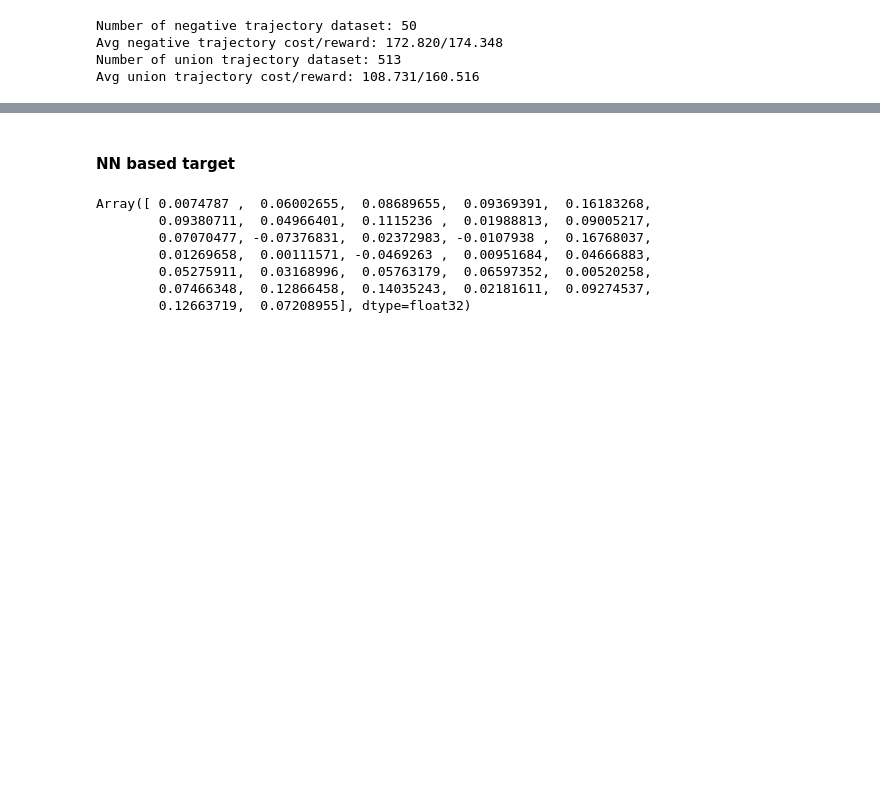
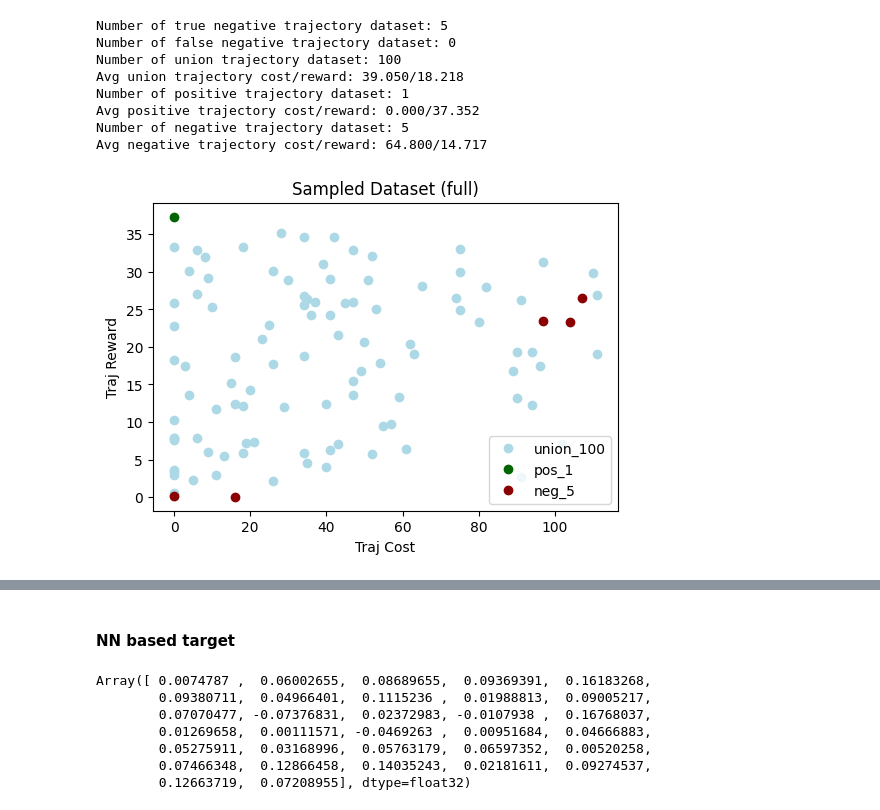
Before and after one commit to returaj/offline_mpc, a Jupyter notebook: dsrl_model/notebooks/check_cost_jax.ipynb, the cells around one changed output, grey strips where cells are left out. Saved outputs shown, nothing was run; the diff lists cells and outputs as text; code cells hidden in the pictures; blank space fills up the shorter version.

```diff
--- a/dsrl_model/notebooks/check_cost_jax.ipynb
+++ b/dsrl_model/notebooks/check_cost_jax.ipynb
@@ -208,8 +190,11 @@ trajectory_cfg = {
     "density": 1.0,
     "target_cost": 25.0,
     # ((low_cost, low_reward), (high_cost, low_reward), (medium_cost, high_reward))
-    "inpaint_ranges": ((0.0, 1.0, 0.0, 0.5),),
-    "num_negative_trajectories": 50,
-    "num_union_trajectories": -1,
-    "non_pref_noise": 0.0,
+    "inpaint_ranges": None,
+    "num_positive_trajectories": 1,
+    "num_negative_trajectories": 5,
+    "num_union_trajectories": 100,
+    "non_pref_noise": 0,
+    "data_inpaint": "full",
+    "inpaint_ranges": None,
 }
@@ -252,8 +242,13 @@ main_data = get_dataset_in_d4rl_format(env, trajectory_cfg, task, 1000)
 # %%
-neg_data, union_data = get_neg_and_union_data_2(main_data, trajectory_cfg)
+pos_data, neg_data, union_data = get_pos_neg_and_union_data(main_data, trajectory_cfg)
 del main_data
 # %% [output]
-Number of negative trajectory dataset: 50
-Avg negative trajectory cost/reward: 172.820/174.348
-Number of union trajectory dataset: 513
-Avg union trajectory cost/reward: 108.731/160.516
+Number of true negative trajectory dataset: 5
+Number of false negative trajectory dataset: 0
+Number of union trajectory dataset: 100
+Avg union trajectory cost/reward: 39.050/18.218
+Number of positive trajectory dataset: 1
+Avg positive trajectory cost/reward: 0.000/37.352
+Number of negative trajectory dataset: 5
+Avg negative trajectory cost/reward: 64.800/14.717
+[figure, added]
```
Also changed, not shown: parts of 25 cells of this notebook, 2 other files.
